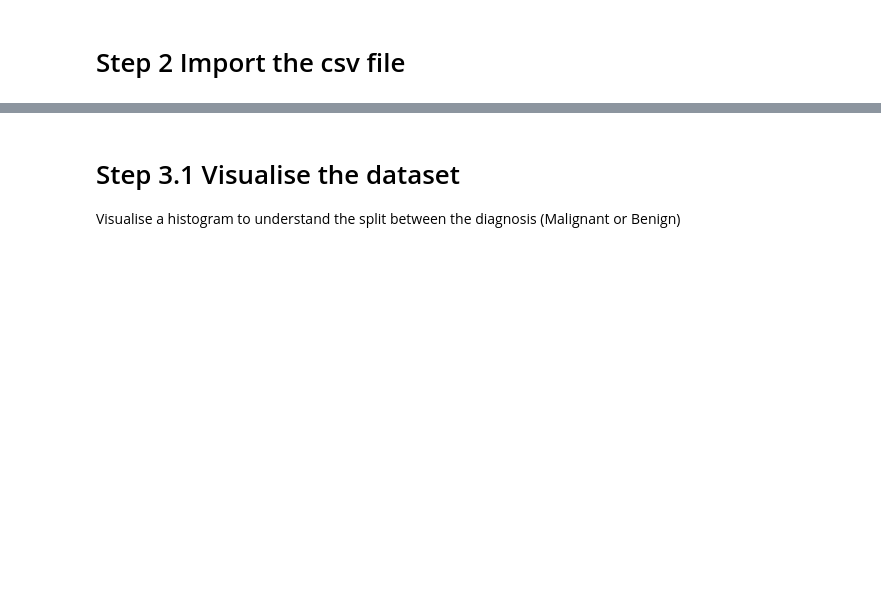
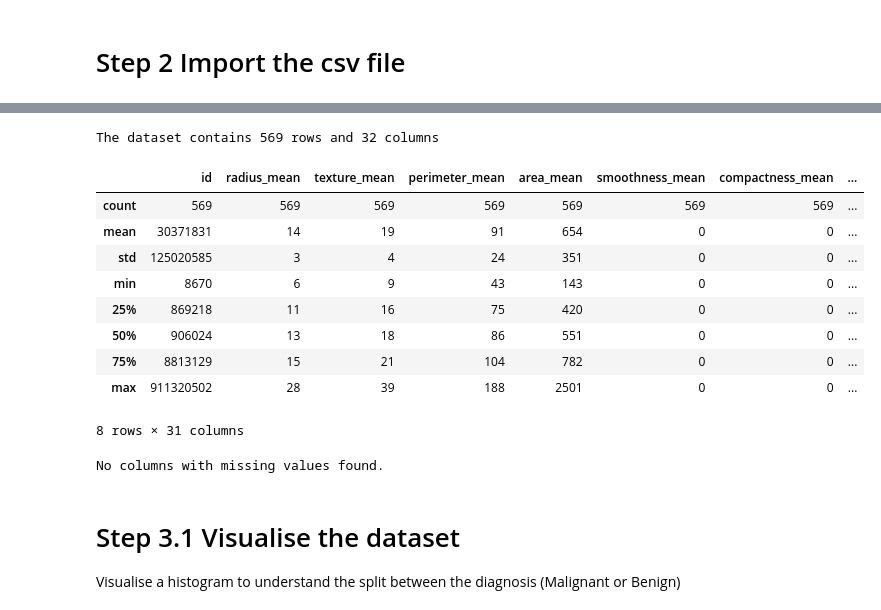
Before and after one commit to nirvana644/IATD-Machine-Learning-Algorithms, a Jupyter notebook: 3_a_LogisticRegression_BreastCancer.ipynb, the cells around one changed output, grey strips where cells are left out. Drawn from its saved outputs; the diff is of its cells as text; code cells hidden in the pictures; blank space fills up the shorter version.

```diff
--- a/3_a_LogisticRegression_BreastCancer.ipynb
+++ b/3_a_LogisticRegression_BreastCancer.ipynb
@@ -44,4 +174,30 @@ df.head()
 5 rows × 32 columns
+# %%
+print(f"The dataset contains {df.shape[0]} rows and {df.shape[1]} columns")
+
+df.describe()
+# %% [output]
+The dataset contains 569 rows and 32 columns
+|  | id | radius_mean | texture_mean | perimeter_mean | area_mean | smoothness_mean | compactness_mean | ... |
+| count | 569 | 569 | 569 | 569 | 569 | 569 | 569 | ... |
+| mean | 30371831 | 14 | 19 | 91 | 654 | 0 | 0 | ... |
+| std | 125020585 | 3 | 4 | 24 | 351 | 0 | 0 | ... |
+| min | 8670 | 6 | 9 | 43 | 143 | 0 | 0 | ... |
+| 25% | 869218 | 11 | 16 | 75 | 420 | 0 | 0 | ... |
+| 50% | 906024 | 13 | 18 | 86 | 551 | 0 | 0 | ... |
+| 75% | 8813129 | 15 | 21 | 104 | 782 | 0 | 0 | ... |
+| max | 911320502 | 28 | 39 | 188 | 2501 | 0 | 0 | ... |
+8 rows × 31 columns
+# %%
+missing = df.isna().sum()
+missing = missing[missing > 0]
+
+if missing.empty:
+    print("No columns with missing values found.")
+else:
+    display(missing.to_frame('Missing values'))
+# %% [output]
+No columns with missing values found.
 # %% [markdown]
 <h1> Step 3.1 Visualise the dataset </h1>
 Visualise a histogram to understand the split between the diagnosis (Malignant or Benign)
```
Also changed, not shown: parts of 27 cells of this notebook, 3 other files.
